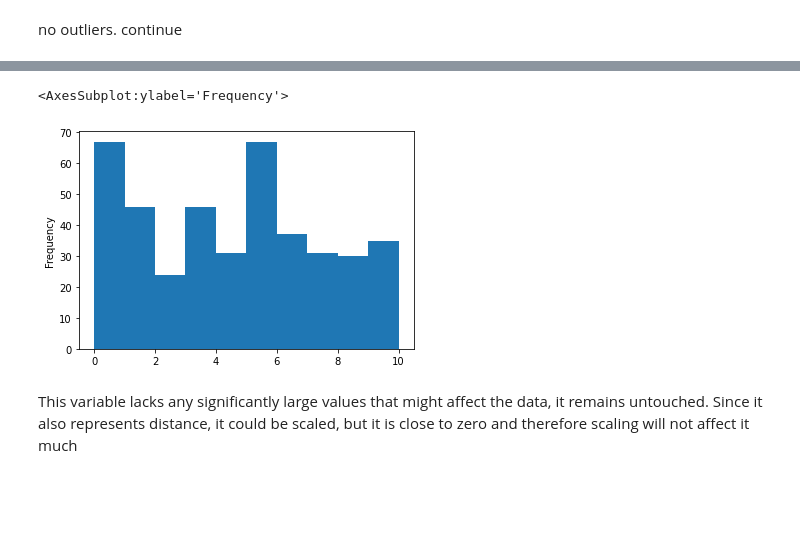
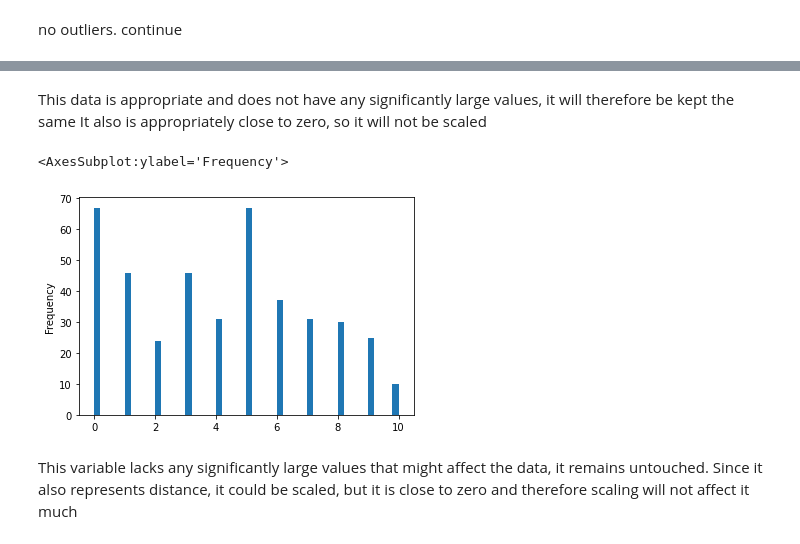
Before and after one commit to Torimazing/vjh10_infsci510, a Jupyter notebook: Assignment 2/Assignment 2.ipynb, the cells around one changed output, grey strips where cells are left out. Saved outputs shown, nothing was run; the diff lists cells and outputs as text; code cells hidden in the pictures; blank space fills up the shorter version.

```diff
--- a/Assignment 2/Assignment 2.ipynb
+++ b/Assignment 2/Assignment 2.ipynb
@@ -173,8 +178,11 @@ no outliers. continue
+# %% [markdown]
+This data is appropriate and does not have any significantly large values, it will therefore be kept the same
+It also is appropriately close to zero, so it will not be scaled
 # %%
-re['conv.store'].plot.hist()
+re['conv.store'].plot.hist(bins = 50)
 # %% [output]
 <AxesSubplot:ylabel='Frequency'>
-[figure, old version]
+[figure, new version]
 # %% [markdown]
 This variable lacks any significantly large values that might affect the data, it remains untouched.  Since it also represents distance, it could be scaled, but it is close to zero and therefore scaling will not affect it much
 # %%
```
Also changed, not shown: parts of 29 cells of this notebook.
